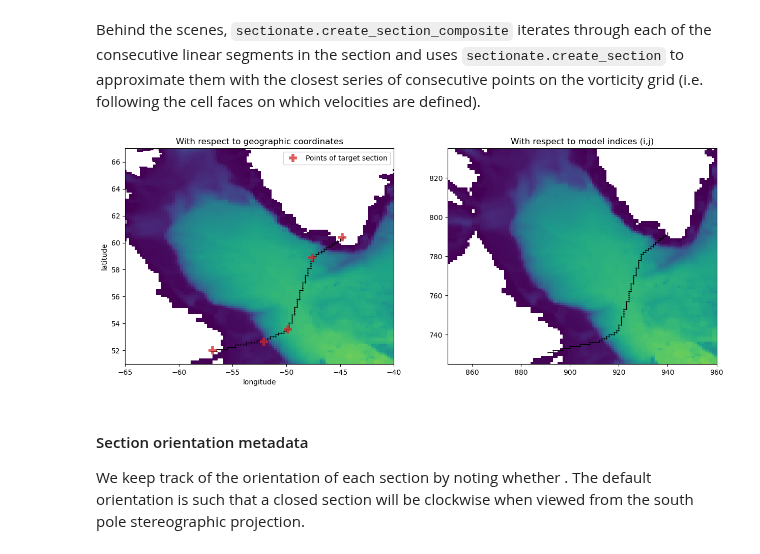
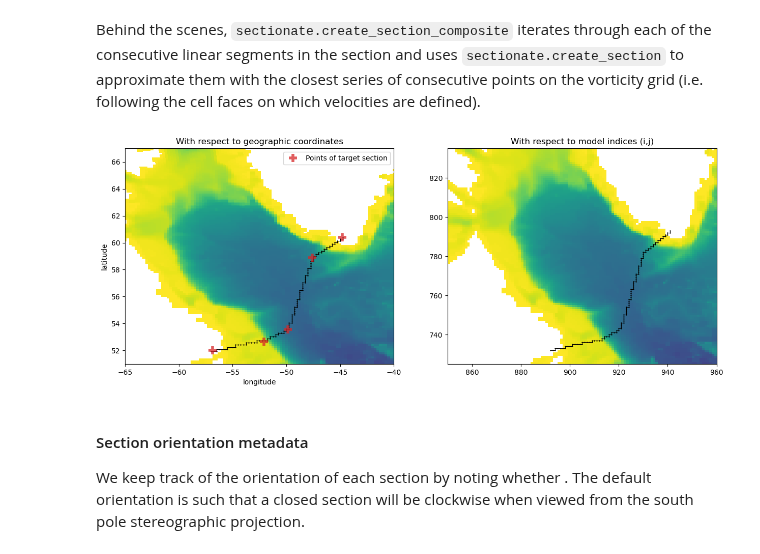
Before and after one commit to MOM6-community/sectionate, a Jupyter notebook: examples/1_creating_an_OSNAP_section.ipynb, the cells around one changed output. Drawn from its saved outputs; the diff is of its cells as text; code cells hidden in the pictures.

```diff
--- a/examples/1_creating_an_OSNAP_section.ipynb
+++ b/examples/1_creating_an_OSNAP_section.ipynb
@@ -45,23 +45,23 @@ iwest,jwest,xwest,ywest = sectionate.grid_section(
 # %%
 plt.figure(figsize=[15,5.5])
 plt.subplot(1,2,1)
-plt.pcolormesh(ds['geolon_t'], ds['geolat_t'], ds['ht'][1::,1::])
+plt.pcolormesh(ds['geolon_t'], ds['geolat_t'], ds['ht'][1::,1::], cmap="viridis_r")
 plt.plot(xwest, ywest, 'k.-', markersize=1.5, lw=0.75)
 plt.plot(west_section_lons, west_section_lats, "C3+", markersize=12., mew=4., alpha=0.75, label="Points of target section")
 plt.axis([-65,-40, 51, 67])
 plt.xlabel("longitude")
 plt.ylabel("latitude")
 plt.title("With respect to geographic coordinates")
 plt.legend(loc="upper right")
 
 plt.subplot(1,2,2)
-plt.pcolormesh(ds['ht'].values)
-plt.plot(iwest, jwest, 'k.-', markersize=1.5, lw=0.75)
+plt.pcolormesh(ds['ht'].values, cmap="viridis_r")
+plt.plot(iwest+1, jwest+1, 'k.-', markersize=1.5, lw=0.75) # add 1 to line up with tracer cell convention
 plt.axis([850,960, 725, 835])
 plt.title("With respect to model indices (i,j)")
 plt.show()
 # %% [output]
-[figure, old version]
+[figure, new version]
 # %%
 uvindices = sectionate.uvindices_from_qindices(grid, iwest, jwest)
 lons, lats = sectionate.uvcoords_from_uvindices(
```
Also changed, not shown: parts of 4 cells of this notebook, 5 other files.
